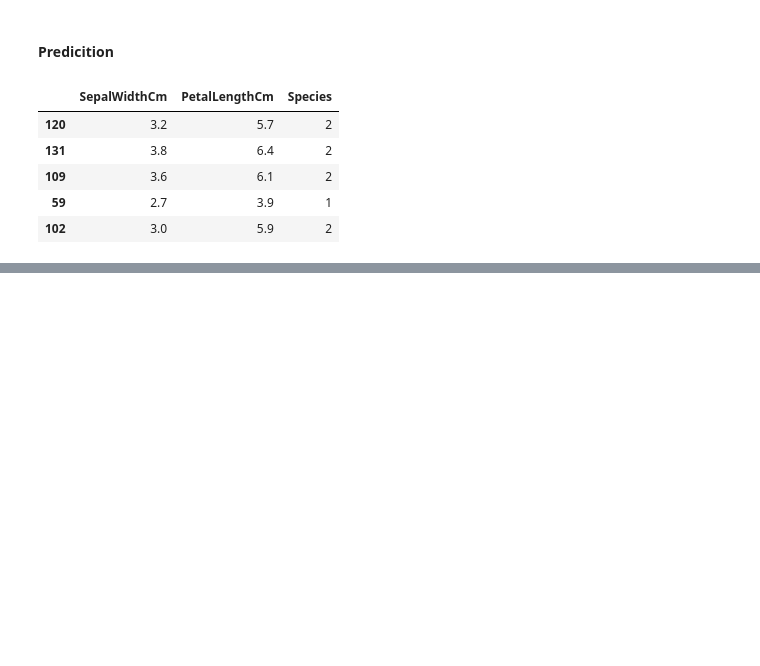
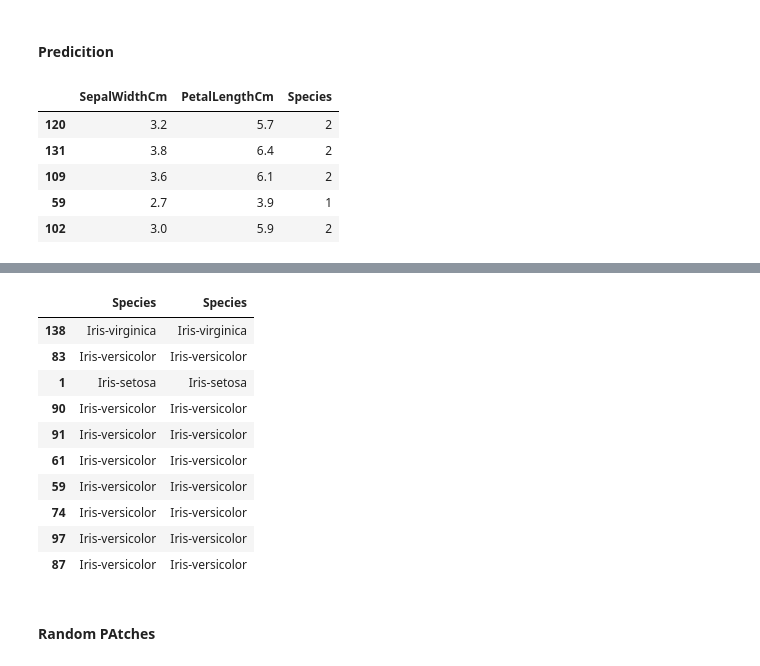
Before and after one commit to rudratailor1836/Machine-Learning, a Jupyter notebook: Ensemble-Learning/bagging-learning.ipynb, the cells around one changed output, grey strips where cells are left out. Saved outputs shown, nothing was run; the diff lists cells and outputs as text; code cells hidden in the pictures; blank space fills up the shorter version.

```diff
--- a/Ensemble-Learning/bagging-learning.ipynb
+++ b/Ensemble-Learning/bagging-learning.ipynb
@@ -198,0 +250,16 @@ df_test
+# %%
+df1.sample(2,replace=True,axis=1)
+# %% [output]
+|  | Species | Species |
+| 138 | Iris-virginica | Iris-virginica |
+| 83 | Iris-versicolor | Iris-versicolor |
+| 1 | Iris-setosa | Iris-setosa |
+| 90 | Iris-versicolor | Iris-versicolor |
+| 91 | Iris-versicolor | Iris-versicolor |
+| 61 | Iris-versicolor | Iris-versicolor |
+| 59 | Iris-versicolor | Iris-versicolor |
+| 74 | Iris-versicolor | Iris-versicolor |
+| 97 | Iris-versicolor | Iris-versicolor |
+| 87 | Iris-versicolor | Iris-versicolor |
+# %% [markdown]
+#### Random PAtches
```
Also changed, not shown: parts of 10 cells of this notebook.
